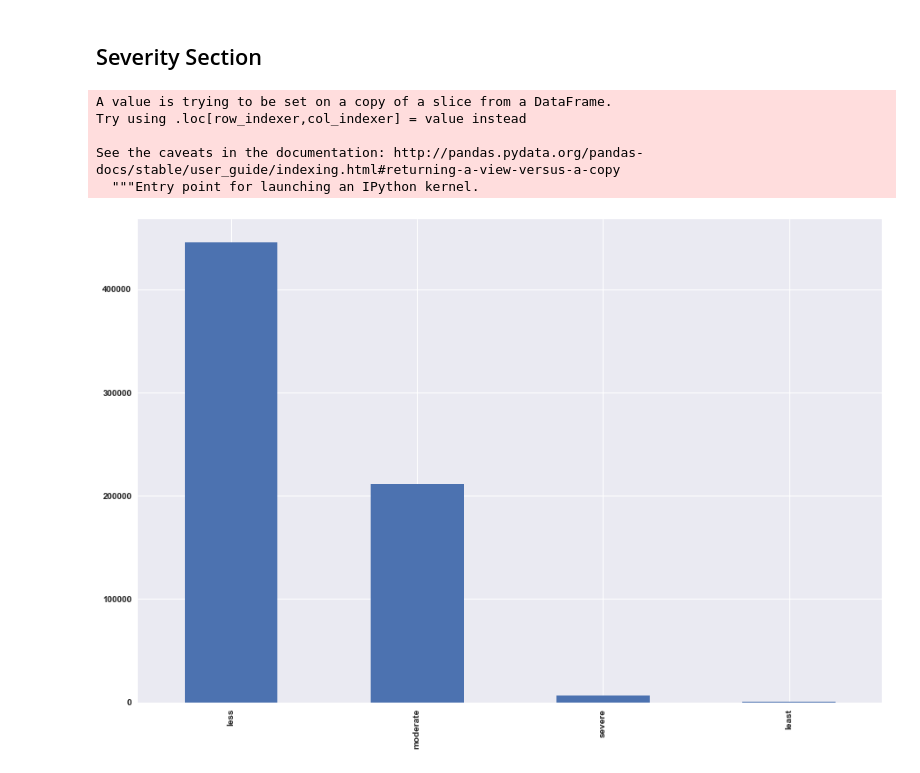
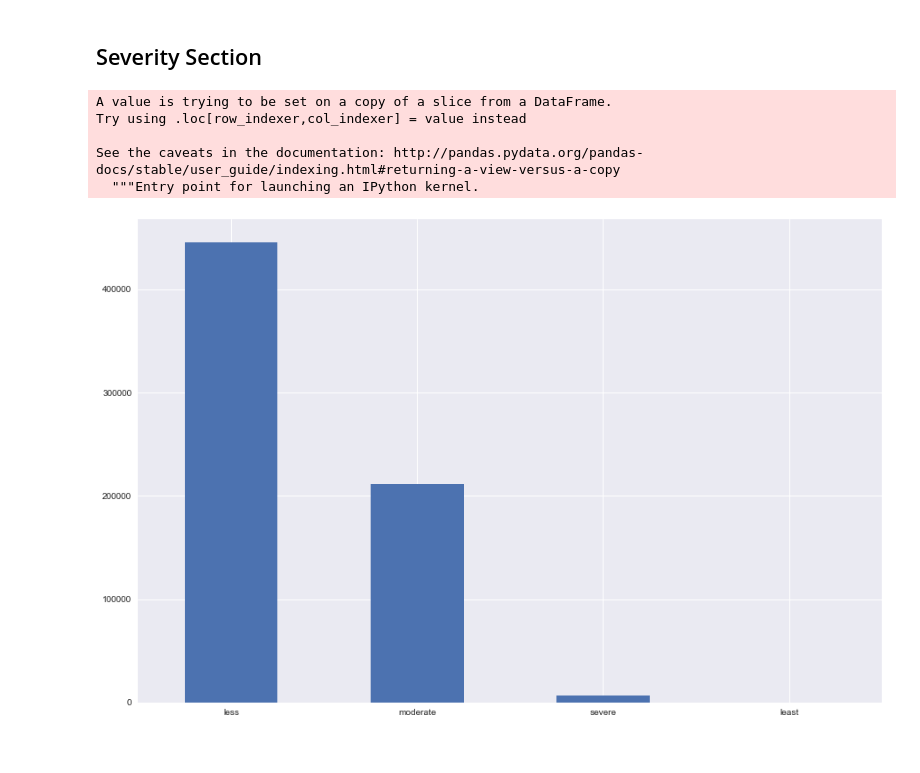
Before and after one commit to LeoNew52/ECE143-Winter20-Team19-FinalProject, a Jupyter notebook: California_data_analysis.ipynb, the cells around one changed output. Saved outputs shown, nothing was run; the diff lists cells and outputs as text; code cells hidden in the pictures.

```diff
--- a/California_data_analysis.ipynb
+++ b/California_data_analysis.ipynb
@@ -108,18 +108,18 @@ plt.show()
 # %% [markdown]
 ## Severity Section
 # %%
-data["Severity"] = data["Severity"].replace([1, 2, 3, 4], ['least', 'less', 'moderate', 'severe'])
+# data["Severity"] = data["Severity"].replace([1, 2, 3, 4], ['least', 'less', 'moderate', 'severe'])
 severity = data["Severity"].value_counts()
 sns.set(rc={'figure.figsize':(15,10)})
-severity.plot(kind="bar", rot=90)
+severity.plot(kind="bar", rot=0)
 plt.show()
 # %% [output]
 A value is trying to be set on a copy of a slice from a DataFrame.
 Try using .loc[row_indexer,col_indexer] = value instead
 
 See the caveats in the documentation: http://pandas.pydata.org/pandas-docs/stable/user_guide/indexing.html#returning-a-view-versus-a-copy
   """Entry point for launching an IPython kernel.
-[figure, old version]
+[figure, new version]
 # %%
 severity_percentage = data["Severity"].value_counts(normalize = True)
 severity_percentage.plot.pie(y='State', figsize=(15, 15), autopct='%1.2f%%', pctdistance=0.8, labeldistance=1, textprops={'fontsize': 15})
```
Also changed, not shown: parts of 22 cells of this notebook, 3 other files.
